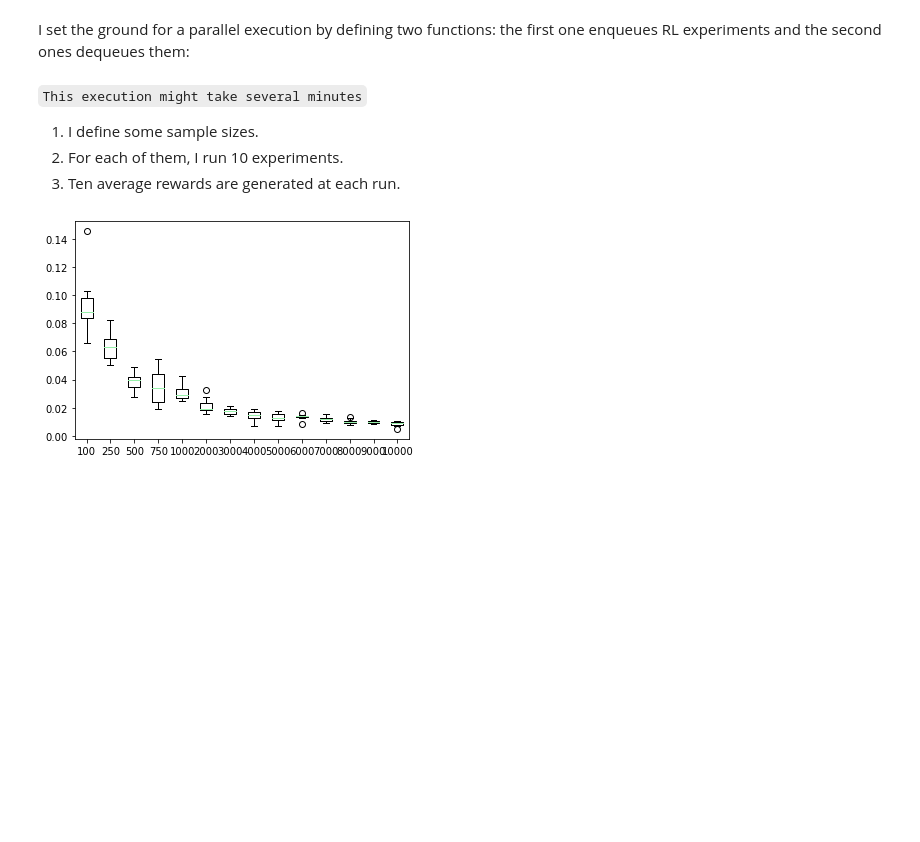
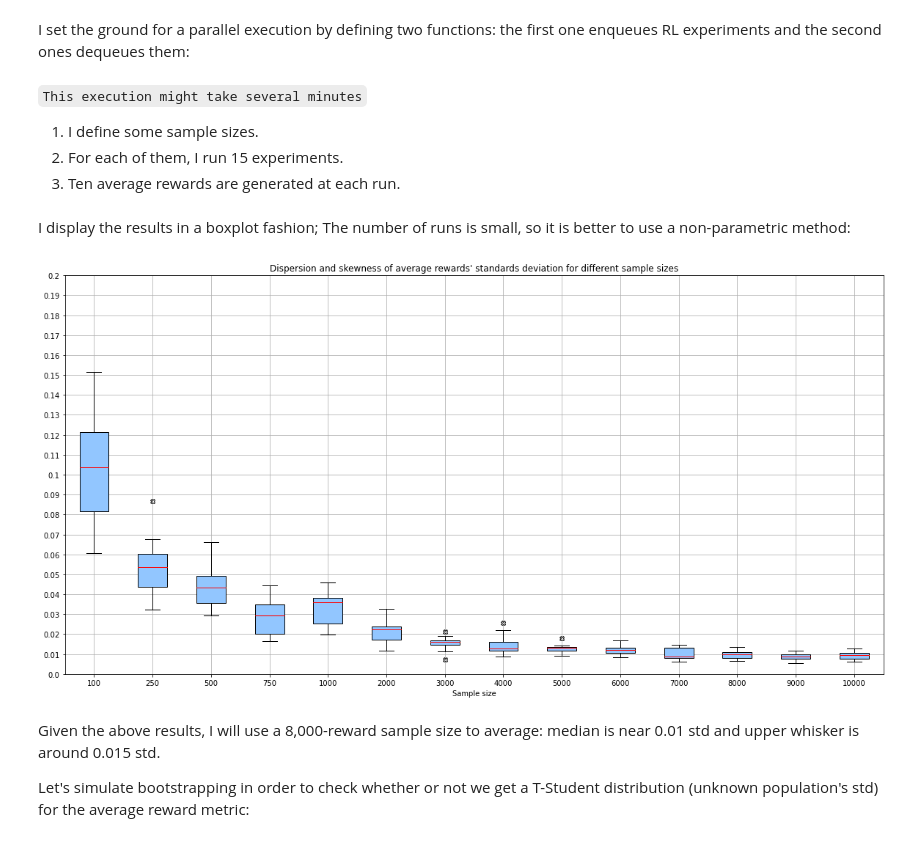
Before and after one commit to Xavi-Linux/Fatjack, a Jupyter notebook: Train_Test.ipynb, the cells around one changed output. Cells and saved outputs as stored; diff of their text form; code cells hidden in the pictures; blank space fills up the shorter version.

Commit message:
Implementing bootstrapping simulation

```diff
--- a/Train_Test.ipynb
+++ b/Train_Test.ipynb
@@ -518,16 +518,44 @@ def wrap_sample_size_choice(sample_sizes, num_of_samples=10, number_of_runs=10):
 # %% [markdown]
 `This execution might take several minutes`
 1. I define some sample sizes.
-2. For each of them, I run 10 experiments.
+2. For each of them, I run 15 experiments.
 3. Ten average rewards are generated at each run.
 # %%
 sample_size_options=[100, 250, 500, 750, 1000, 2000, 3000, 4000, 5000, 6000, 7000, 8000, 9000, 10000]
-sample_size_summary = wrap_sample_size_choice(sample_size_options)
+sample_size_summary = wrap_sample_size_choice(sample_size_options, number_of_runs=15)
+# %% [markdown]
+I display the results in a boxplot fashion; The number of runs is small, so it is better to use a non-parametric method:
 # %%
-stds = []
-for sample_size in sample_size_summary:
-    stds.append(sample_size_summary[sample_size]['stds'])
-plt.boxplot(stds, labels=sample_size_summary.keys())
-plt.gca().set_ylim(0,);
+def box_plotting(summary):
+    stds = []
+    fig = plt.figure(figsize=(20,10))
+
+    style_dict = {'xlabel': 'Sample size',
+                  'ylim': (0,0.2),
+                  'yticks': np.linspace(0, .2, 21),
+                  'yticklabels': np.linspace(0, .2, 21),
+                  'title': 'Dispersion and skewness of average rewards\' standards '
+                           + 'deviation for different sample sizes'
+                 }
+
+    ax = fig.add_subplot(1,1,1, **style_dict)
+    #unpacking stds:
+    for sample_size in summary:
+        stds.append(summary[sample_size]['stds'])
+
+    ax.boxplot(stds, labels=summary.keys(),
+               positions=[i for i in range(0,len(summary))],
+               patch_artist=True,
+               medianprops={'color': 'red'},
+               sym= 'X')
+    ax.grid()
+
+    return ax
+
+box_plotting(sample_size_summary);
 # %% [output]
-[figure, old version]
+[figure, new version]
+# %% [markdown]
+Given the above results, I will use a 8,000-reward sample size to average: median is near 0.01 std and upper whisker is around 0.015 std.
+
+Let's simulate bootstrapping in order to check whether or not we get a T-Student distribution (unknown population's std) for the average reward metric:
```
Also changed, not shown: parts of 2 cells of this notebook.
